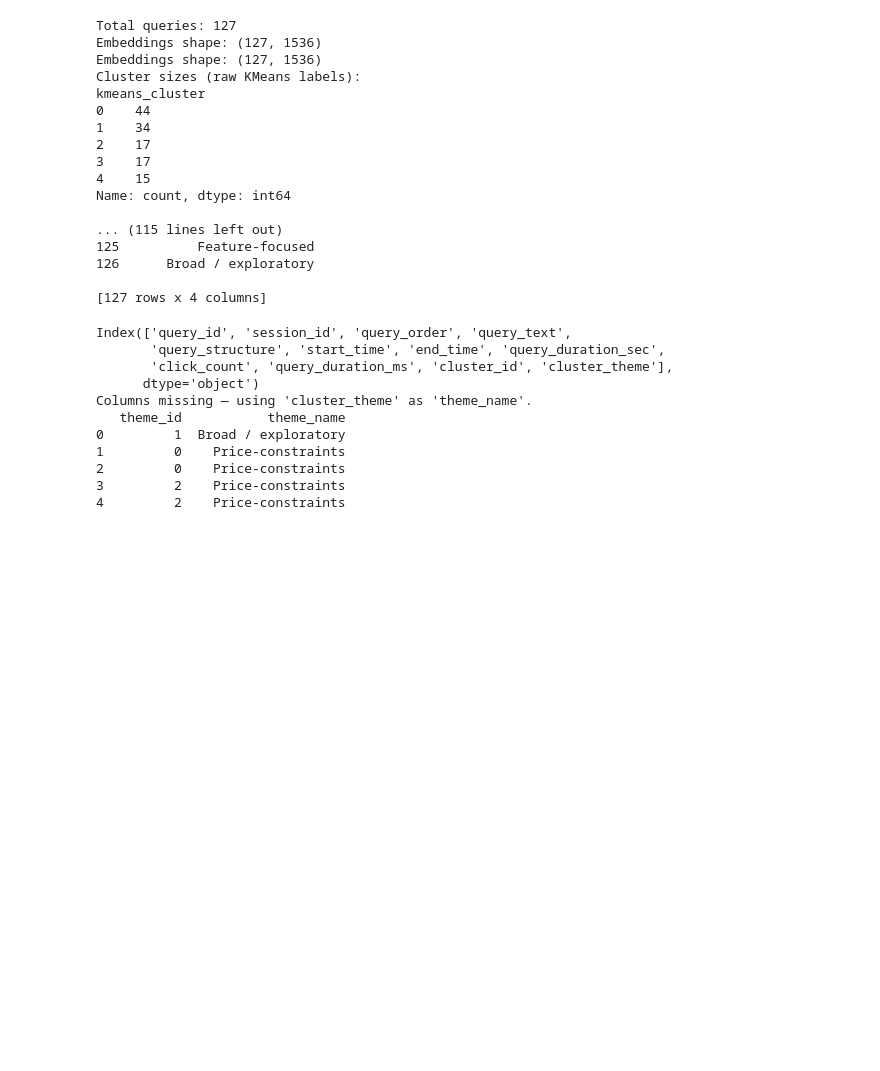
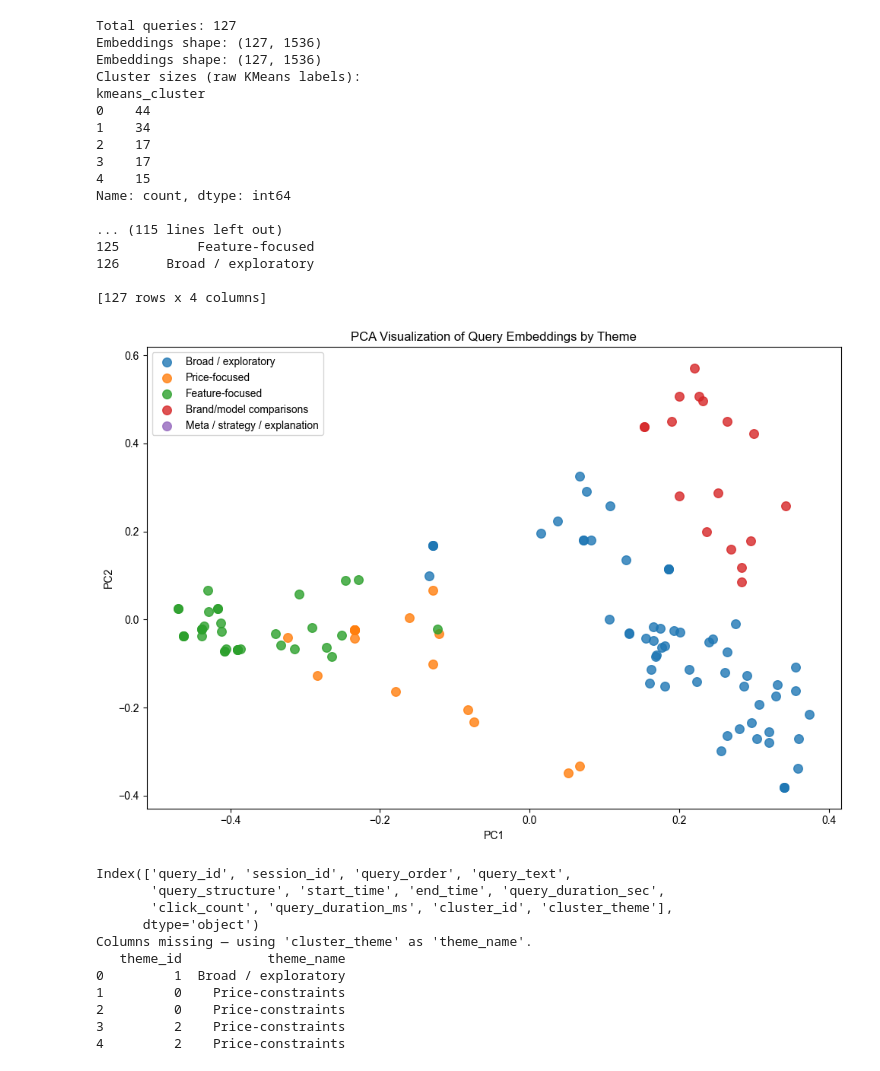
Before and after one commit to kaki1995/Advanced-Project-Study-TUM-GG-Istanbul, a Jupyter notebook: gg_query_analysis.ipynb, the cells around one changed output. Drawn from its saved outputs; the diff is of its cells as text; code cells hidden in the pictures; blank space fills up the shorter version.

Commit message:
Update PCA scatterplot for clustering themes

```diff
--- a/gg_query_analysis.ipynb
+++ b/gg_query_analysis.ipynb
@@ -540,6 +540,48 @@ Name: count, dtype: int64
 126      Broad / exploratory
 
 [127 rows x 4 columns]
+# %%
+from sklearn.decomposition import PCA
+import matplotlib.pyplot as plt
+import numpy as np
+
+# Use the embeddings you already computed
+X = embeddings
+
+# Reduce to 2 dimensions
+pca = PCA(n_components=2)
+X_2d = pca.fit_transform(X)
+
+df["pc1"] = X_2d[:,0]
+df["pc2"] = X_2d[:,1]
+
+# Color mapping
+theme_colors = {
+    "Broad / exploratory": "#1f77b4",
+    "Price-focused": "#ff7f0e",
+    "Feature-focused": "#2ca02c",
+    "Brand/model comparisons": "#d62728",
+    "Meta / strategy / explanation": "#9467bd"
+}
+
+plt.figure(figsize=(10,7))
+for theme, color in theme_colors.items():
+    mask = df["theme_name"] == theme
+    plt.scatter(df.loc[mask, "pc1"],
+                df.loc[mask, "pc2"],
+                s=70,
+                alpha=0.8,
+                label=theme,
+                color=color)
+
+plt.title("PCA Visualization of Query Embeddings by Theme")
+plt.xlabel("PC1")
+plt.ylabel("PC2")
+plt.legend()
+plt.tight_layout()
+plt.show()
+# %% [output]
+[figure, added]
 # %%
 print(df.columns)
 
```
